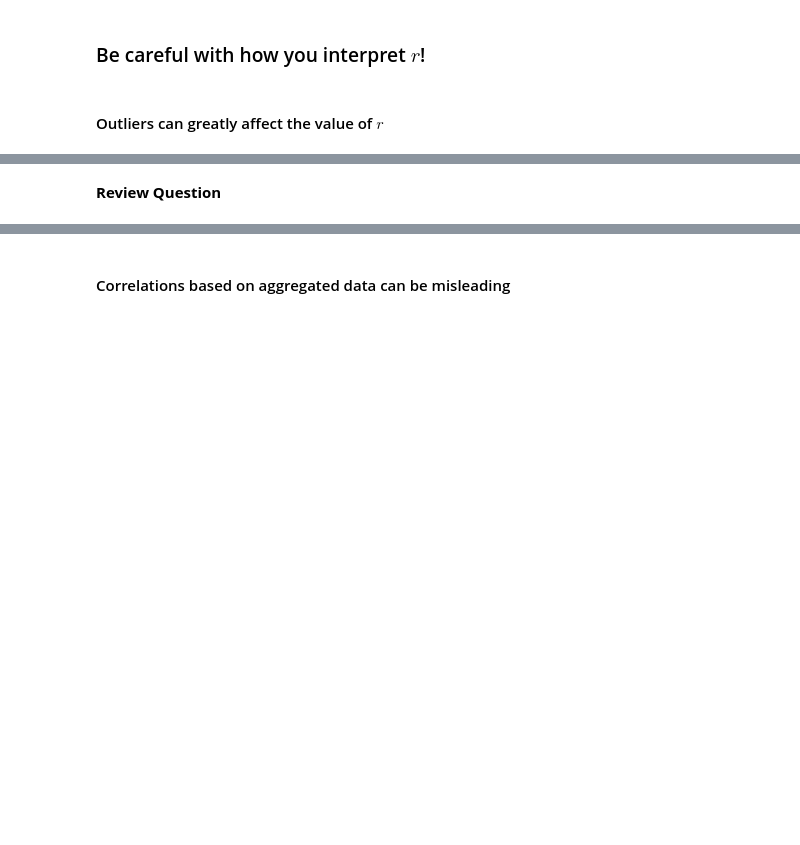
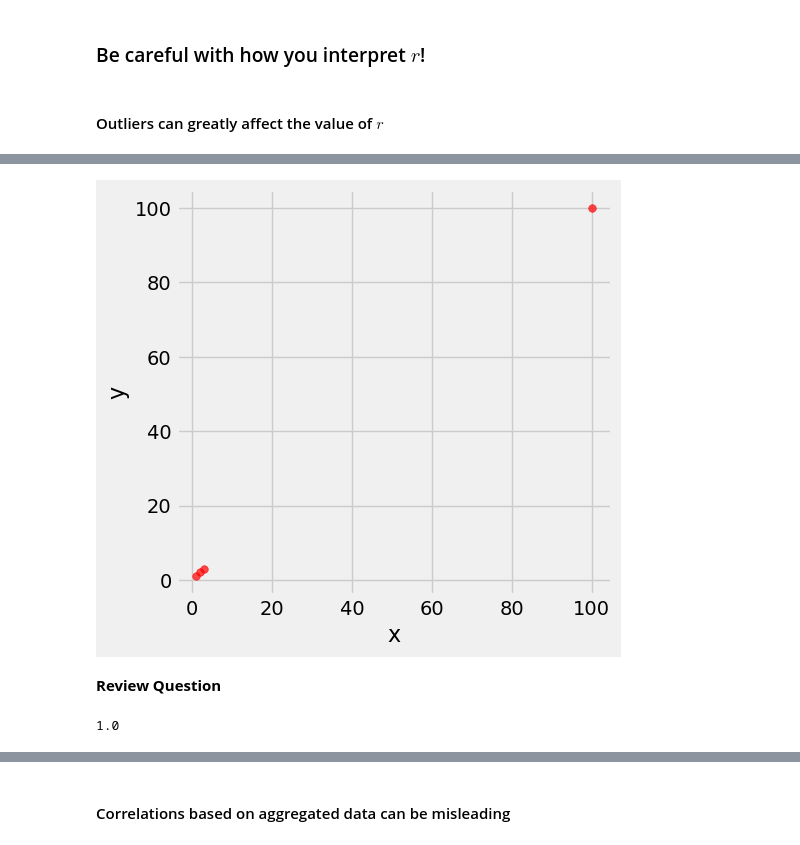
Before and after one commit to data-8/materials-fa24, a Jupyter notebook: lec/lec29/lec29.ipynb, the cells around one changed output, grey strips where cells are left out. Saved outputs shown, nothing was run; the diff lists cells and outputs as text; code cells hidden in the pictures; blank space fills up the shorter version.

```diff
--- a/lec/lec29/lec29.ipynb
+++ b/lec/lec29/lec29.ipynb
@@ -329,2 +347,14 @@ correlation(line, 'x', 'y')
+# %%
+line = Table().with_columns(
+        'x', make_array(1, 2, 3, 100),
+        'y', make_array(1, 2, 3, 100)
+    )
+line.scatter('x', 'y', s=30, color='r')
+# %% [output]
+[figure, added]
 # %% [markdown]
 **Review Question**
+# %%
+correlation(line, 'x', 'y')
+# %% [output]
+1.0
```
Also changed, not shown: parts of 33 cells of this notebook.
